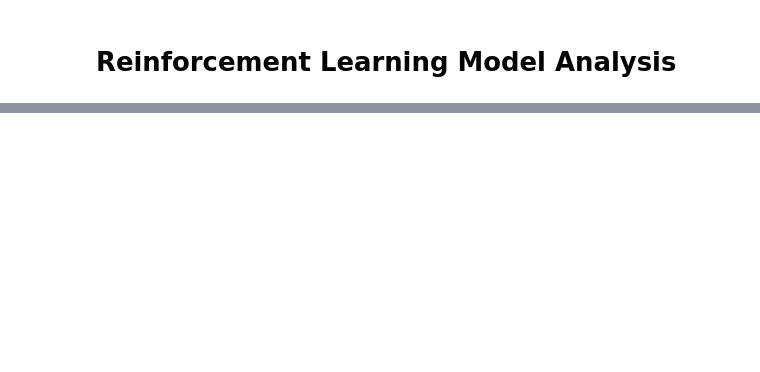
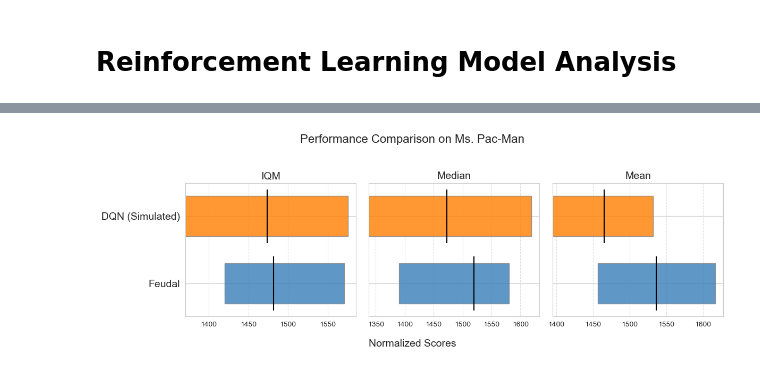
Before and after one commit to Aidan-Jared/COMPSCI_760_Reinforcement, a Jupyter notebook: Atari/perform_analysis.ipynb, the cells around one changed output, grey strips where cells are left out. Saved outputs shown, nothing was run; the diff lists cells and outputs as text; code cells hidden in the pictures; blank space fills up the shorter version.

```diff
--- a/Atari/perform_analysis.ipynb
+++ b/Atari/perform_analysis.ipynb
@@ -48,3 +48,67 @@ plt.show()
+# %%
+np.random.seed(42)
+dqn_data_list = np.random.randint(850, 2000, size=100)
+dqn_data_list[np.random.randint(0, 100, 3)] = 2000 # Add some outliers
+
+# Prepare data arrays for analysis
+feudal_scores = np.array(list(data.values()))
+dqn_scores = np.array(dqn_data_list, dtype=float)
+
+scores_dict = {
+    'Feudal': feudal_scores,
+    'DQN (Simulated)': dqn_scores
+}
+algorithms = list(scores_dict.keys())
+
+
+def calculate_iqm(data):
+    """Calculates the Interquartile Mean (IQM)."""
+    q1, q3 = np.percentile(data, [25, 75])
+    trimmed_data = data[(data >= q1) & (data <= q3)]
+    return np.mean(trimmed_data)
+
+def bootstrap_ci(data, metric_func, n_bootstrap=5000, ci_level=0.95):
+    """Calculates the confidence interval for a given metric using bootstrapping."""
+    bootstrap_metrics = [metric_func(np.random.choice(data, size=len(data), replace=True)) for _ in range(n_bootstrap)]
+    point_estimate = metric_func(data)
+    alpha = (1 - ci_level) / 2
+    lower_bound = np.percentile(bootstrap_metrics, 100 * alpha)
+    upper_bound = np.percentile(bootstrap_metrics, 100 * (1 - alpha))
+    return point_estimate, lower_bound, upper_bound
+
+metric_functions = [calculate_iqm, np.median, np.mean]
+metric_names = ['IQM', 'Median', 'Mean']
+
+
+# Plotting with plt
+
+fig, axes = plt.subplots(1, 3, figsize=(12, 4), sharey=True)
+colors = {'Feudal': '#377eb8', 'DQN (Simulated)': '#ff7f00'}
+
+for ax, metric_func, name in zip(axes, metric_functions, metric_names):
+    ax.set_title(name, fontsize=14)
+    for i, algo in enumerate(algorithms):
+        scores = scores_dict[algo]
+        point_est, lower, upper = bootstrap_ci(scores, metric_func)
+
+        ax.barh(y=i, width=(upper - lower), left=lower, height=0.6,
+                color=colors[algo], alpha=0.8, edgecolor='grey')
+
+        ax.vlines(x=point_est, ymin=i - 0.4, ymax=i + 0.4,
+                  color='black', linewidth=1.5)
+
+        ax.grid(axis='x', linestyle='--', alpha=0.6)
+
+axes[0].set_yticks(range(len(algorithms)))
+axes[0].set_yticklabels(algorithms, fontsize=14)
+# ADD a figure-wide x-label at the bottom
+fig.text(0.5, 0.05, 'Normalized Scores', ha='center', fontsize=14)
+
+fig.suptitle("Performance Comparison on Ms. Pac-Man", fontsize=16, x=0.5, y=1.05)
+plt.tight_layout(rect=[0, 0.1, 1, 1])
+plt.show()
+# %% [output]
+[figure, added]
 # %%
 # Simulate DQN data for comparison, not real data
 np.random.seed(42)
```
Also changed, not shown: parts of 3 cells of this notebook, 1 other file.
